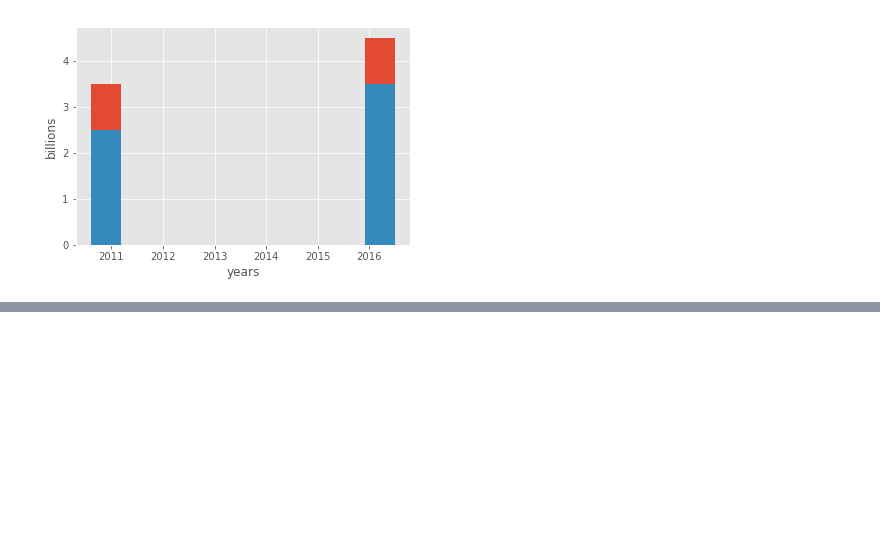
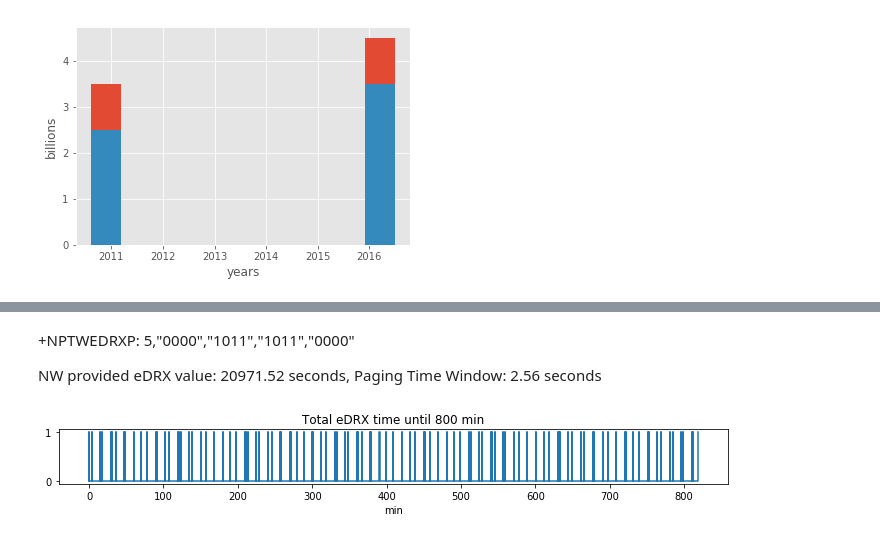
Before and after one commit to dan-leo/masters, a Jupyter notebook: thesis/notebooks/Masters processing.ipynb, the cells around one changed output, grey strips where cells are left out. Drawn from its saved outputs; the diff is of its cells as text; code cells hidden in the pictures; blank space fills up the shorter version.

```diff
--- a/thesis/notebooks/Masters processing.ipynb
+++ b/thesis/notebooks/Masters processing.ipynb
@@ -18,0 +17,12 @@ SyntaxError: invalid syntax (<ipython-input-22-7b890bbe2ca7>, line 1)
+# %% [markdown]
++NPTWEDRXP: 5,"0000","1011","1011","0000"
+
+NW provided eDRX value: 20971.52 seconds, Paging Time Window: 2.56 seconds
+# %%
+cycleTimes = np.array([2981, 30276, 193841, 4264, 651016, 4285, 196120, 721956, 30275, 357968, 4284, 651017, 4285, 31975, 721957, 30282, 522106, 4285, 523133, 721958, 30277, 30977, 4264, 651021, 4284, 358988, 721963, 30277, 195120,
+4265, 651020, 4286, 194841, 721959, 30278, 359249, 4284, 651023, 4285, 30695, 721962, 30276, 523393, 4285, 521854, 722204, 30043, 157678, 4263, 651025, 4282, 232465, 721778, 30283, 321824, 4263, 651022, 4283, 68133, 721958, 30277,
+485958, 4282, 559288, 721962, 24913, 5363, 650100, 4282, 395144, 721956, 30276, 158964, 4263, 651018, 4283, 230998, 721958, 30276, 323106, 4263, 651018, 4283, 66853, 721954, 30276, 487234, 4282, 558005, 721955, 26152, 4470, 651025, 4270, 393874, 722111, 30120, 439142, 4372, 606165, 721781, 30282, 603368, 4285, 441852, 721945, 30275, 112158, 4342, 651019, 4272, 277720, 721622, 30278, 276708, 4253, 651015, 4272, 113257, 721941, 30278, 440739, 4363, 604409, 721624, 30277, 605296, 4284, 439931, 721946, 30274, 114167, 4265, 651006, 4283, 275789, 721948, 30274, 278311, 4264, 651007, 4286, 111646, 721792, 30119, 404353, 4282, 641046, 721782, 30275, 568505, 4281, 476732, 721628, 30279, 77686, 4262, 651013, 4281, 312269, 721947, 30277, 241831, 4262, 651009, 4284, 148125, 721626, 30276, 406276, 4283])
+# %%
+b = [0]
+for i in range(len(cycleTimes)):
+    b.append(sum(cycleTimes[:i]))
@@ -18,0 +32,25 @@ SyntaxError: invalid syntax (<ipython-input-22-7b890bbe2ca7>, line 1)
+# %%
+ay = [0,0,1,1]*len(pulses)
+ay = ay[:-1]
+ax = []
+
+p = [] # unpack array
+for x, y in zip(pulses[:,0], pulses[:,1]):
+    p.append(x)
+    p.append(y)
+for i in range(len(p)):
+    ax.append(sum(p[:i]))
+    ax.append(sum(p[:i]))
+ax = np.array(ax[1:])/1000/60
+# %%
+# plt.style.use('seaborn-notebook')
+
+l = int(len(ax)/1)
+plt.figure(figsize=(12,1))
+plt.plot(ax[:l], ay[:l])
+plt.title('Total eDRX time until 800 min')
+plt.ylabel('')
+plt.xlabel('min')
+plt.show()
+# %% [output]
+[figure, added]
```
Also changed, not shown: parts of 7 cells of this notebook, 7 other files.
